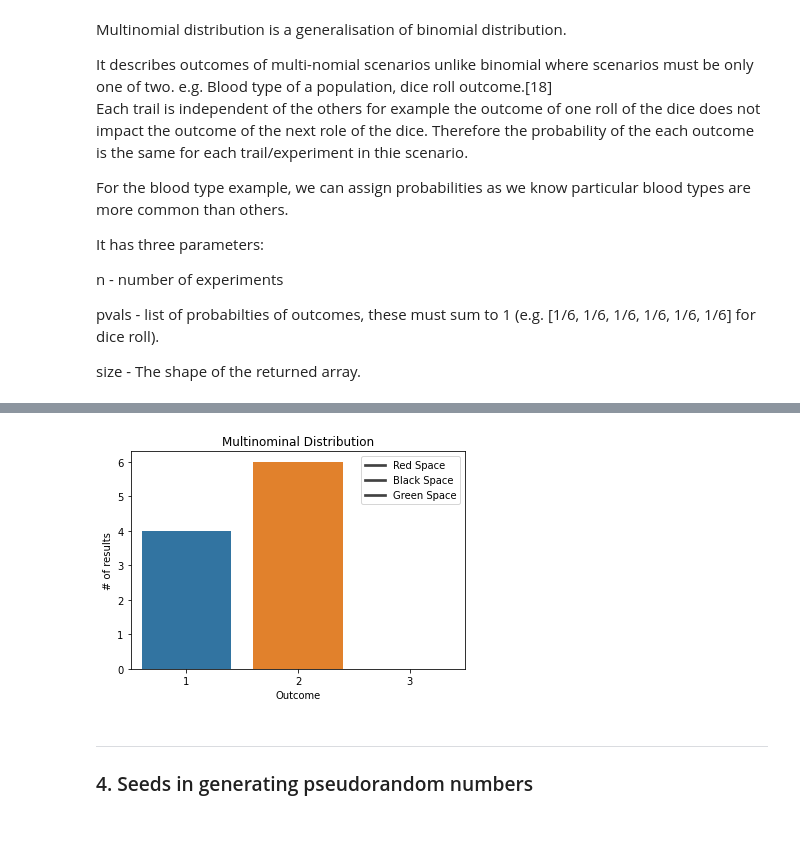
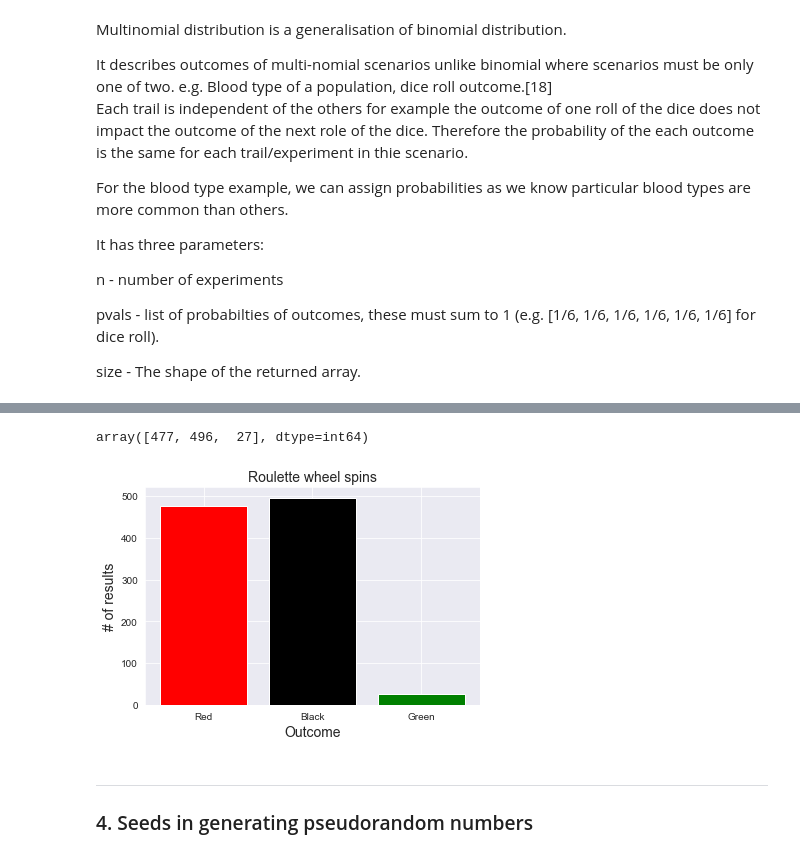
Before and after one commit to Michelleoc/programming-for-data-analysis-assignment, a Jupyter notebook: numpy-random-assignment.ipynb, the cells around one changed output, grey strips where cells are left out. Saved outputs shown, nothing was run; the diff lists cells and outputs as text; code cells hidden in the pictures; blank space fills up the shorter version.

```diff
--- a/numpy-random-assignment.ipynb
+++ b/numpy-random-assignment.ipynb
@@ -789,19 +789,21 @@ array([4, 6, 0], dtype=int64)
-# %%
-# Plot the result of 10 spins of the roulette wheel[19]
-y = roulette
-k = len(roulette)
-p = 1/k
-n = y.sum()
-sns.barplot(x=np.arange(1, k+1), y=y)
-plt.xlabel('Outcome')
-plt.ylabel('# of results')
-plt.title('Multinominal Distribution')
-plt.legend(["Red Space",
-            "Black Space",
-            "Green Space"])
-plt.show()
-# %% [output]
-[figure, removed]
+# %%
+# Show in 1000 spins of the roulette wheel, how many times it landed on red, black and green
+# Assigning probabilities - Red has 18 spaces, black has 18 spaces and green has 1 space
+roulette = rng.multinomial(n=1000, pvals=[18/37, 18/37, 1/37])
+roulette
+# %% [output]
+array([477, 496,  27], dtype=int64)
+# %%
+# Plot the result of 1000 spins of the roulette wheel[19]
+y = roulette
+x = ['Red', 'Black', 'Green']
+plt.bar(x,y, color=['red', 'black','green'])
+plt.xlabel('Outcome', size=14)
+plt.ylabel('# of results', size=14)
+plt.title('Roulette wheel spins', size=14)
+plt.show()
+# %% [output]
+[figure, added]
 # %% [markdown]
 ***
 
```
Also changed, not shown: parts of 51 cells of this notebook.
